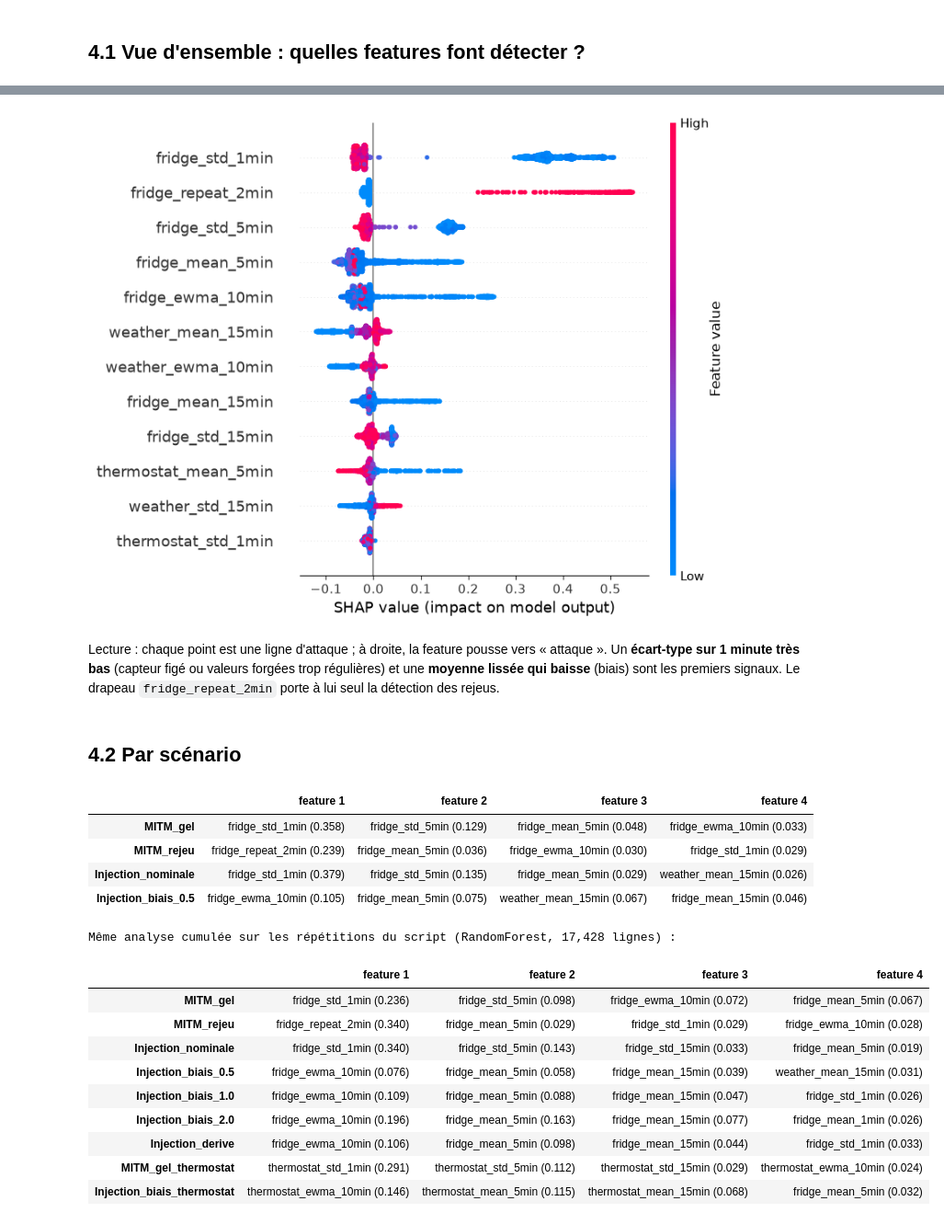
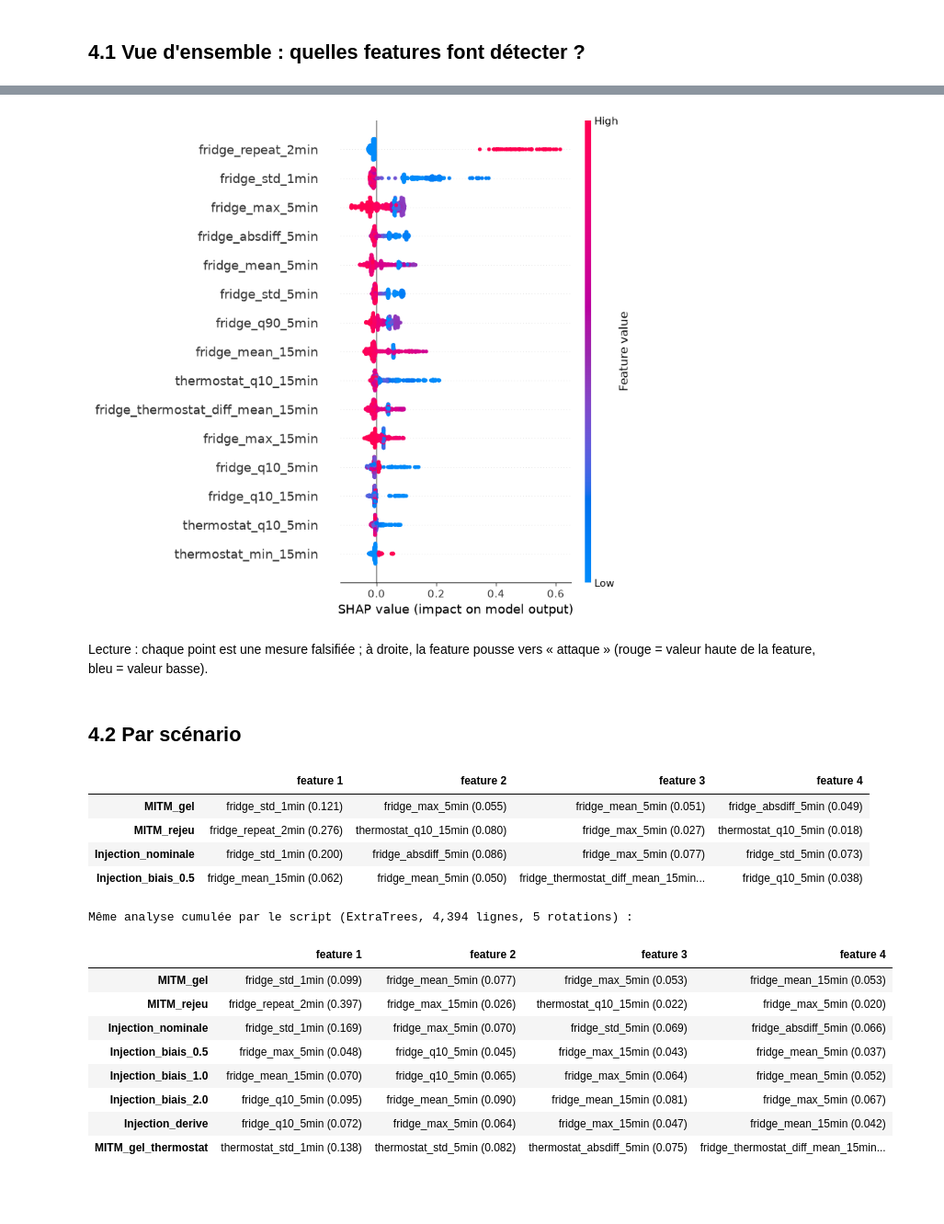
Before and after one commit to meriem135/surveillance-produits-pharmaceutiques, a Jupyter notebook: notebook/transmission/04_shap.ipynb, the cells around one changed output, grey strips where cells are left out. Shown at 92% size. Saved outputs shown, nothing was run; the diff lists cells and outputs as text; code cells hidden in the pictures; blank space fills up the shorter version.

```diff
--- a/notebook/transmission/04_shap.ipynb
+++ b/notebook/transmission/04_shap.ipynb
@@ -30,18 +32,21 @@ MODEL_DIR = paths.MODELS_DIR / "transmission_reel"
 # %%
-import joblib, shap
-
+cfg = json.load(open(MODEL_DIR / "meilleur_modele.json", encoding="utf-8"))
+res = json.load(open(MODEL_DIR / "comparaison_modeles.json", encoding="utf-8"))
 df = pd.read_csv(tr.DATASET_PATH, parse_dates=["datetime"], keep_default_na=False)
 df["garde"] = df["garde"].astype(str).str.lower().eq("true")
 df, feats = tm.engineer(df)
-rf = joblib.load(MODEL_DIR / "random_forest.pkl")
-
+assert feats == cfg["features"]
 y = df["label"].to_numpy().astype(int)
-# Découpage recalculé (non stocké dans le dataset), non aléatoire 70/15/15.
 split = tr.block_split(len(df), run=0)
+exclu = tr.excluded_rows(df["garde"].to_numpy(), run=0)
 types = df["attack_type"].to_numpy()
-hors_train = np.where(np.isin(split, ["val", "test"]) & (y == 1) & ~df["garde"].to_numpy())[0]
-rng = np.random.default_rng(SEED)
-rows = np.sort(rng.choice(hors_train, min(2000, len(hors_train)), replace=False))
-X = df[feats].to_numpy(float)
-print(f"{len(rows):,} lignes d'attaque de validation et de test (jamais vues à l'entraînement)")
+X = df[feats].to_numpy(np.float32)
+cle = cfg["modele"] if cfg["modele"] in tm.TREE_MODELS else res["modele_shap"]
+if cle == cfg["modele"]:
+    model = joblib.load(MODEL_DIR / "meilleur_modele.pkl")
+else:   # modèle retenu non arborescent : on explique le meilleur modèle arborescent, réentraîné sur la répétition 0
+    model, _ = tm.fit_model(cle, X, y, np.where((split == "train") & ~exclu)[0])
+hors_train = np.where(np.isin(split, ["val", "test"]) & (y == 1) & ~exclu)[0]
+rows = np.sort(np.random.default_rng(SEED).choice(hors_train, min(500, len(hors_train)), replace=False))
+print(f"modèle expliqué : {tm.MODEL_NAMES[cle]} ; {len(rows):,} mesures falsifiées de validation et de test")
 # %% [output]
@@ -49,8 +54,8 @@ print(f"{len(rows):,} lignes d'attaque de validation et de test (jamais vues à
 # %%
-explainer = shap.TreeExplainer(rf)
-sv = explainer.shap_values(X[rows])
+sv = shap.TreeExplainer(model).shap_values(X[rows])
 if isinstance(sv, list):
     sv = sv[-1]
+sv = np.asarray(sv)
 if sv.ndim == 3:
     sv = sv[:, :, -1]          # contribution à la classe « attaque »
 print("valeurs SHAP :", sv.shape)
@@ -66,13 +71,11 @@ plt.title("Importance moyenne |SHAP| sur les lignes d'attaque"); plt.tight_layou
 # %%
-shap.summary_plot(sv, X[rows], feature_names=feats, max_display=12, show=False)
+shap.summary_plot(sv, X[rows], feature_names=feats, max_display=15, show=False)
 plt.tight_layout(); plt.show()
 # %% [output]
-[figure, old version]
+[figure, new version]
-# %% [markdown]
-Lecture : chaque point est une ligne d'attaque ; à droite, la feature pousse vers « attaque ».
-Un **écart-type sur 1 minute très bas** (capteur figé ou valeurs forgées trop régulières) et une
-**moyenne lissée qui baisse** (biais) sont les premiers signaux. Le drapeau `fridge_repeat_2min`
-porte à lui seul la détection des rejeus.
+# %% [markdown]
+Lecture : chaque point est une mesure falsifiée ; à droite, la feature pousse vers « attaque » (rouge = valeur
+haute de la feature, bleu = valeur basse).
 # %% [markdown]
 ## 4.2 Par scénario
 # %%
@@ -87,26 +90,23 @@ for sc in tr.ATTACK_NAMES:
 pd.DataFrame(tab).T
 # %% [output]
 |  | feature 1 | feature 2 | feature 3 | feature 4 |
-| MITM_gel | fridge_std_1min (0.358) | fridge_std_5min (0.129) | fridge_mean_5min (0.048) | fridge_ewma_10min (0.033) |
-| MITM_rejeu | fridge_repeat_2min (0.239) | fridge_mean_5min (0.036) | fridge_ewma_10min (0.030) | fridge_std_1min (0.029) |
-| Injection_nominale | fridge_std_1min (0.379) | fridge_std_5min (0.135) | fridge_mean_5min (0.029) | weather_mean_15min (0.026) |
-| Injection_biais_0.5 | fridge_ewma_10min (0.105) | fridge_mean_5min (0.075) | weather_mean_15min (0.067) | fridge_mean_15min (0.046) |
+| MITM_gel | fridge_std_1min (0.121) | fridge_max_5min (0.055) | fridge_mean_5min (0.051) | fridge_absdiff_5min (0.049) |
+| MITM_rejeu | fridge_repeat_2min (0.276) | thermostat_q10_15min (0.080) | fridge_max_5min (0.027) | thermostat_q10_5min (0.018) |
+| Injection_nominale | fridge_std_1min (0.200) | fridge_absdiff_5min (0.086) | fridge_max_5min (0.077) | fridge_std_5min (0.073) |
+| Injection_biais_0.5 | fridge_mean_15min (0.062) | fridge_mean_5min (0.050) | fridge_thermostat_diff_mean_15min... | fridge_q10_5min (0.038) |
 # %%
-fichier = MODEL_DIR / "shap_transmission_reel.json"
-if fichier.exists():
-    cumul = json.load(open(fichier, encoding="utf-8"))
-    print(f"Même analyse cumulée sur les répétitions du script ({cumul.get('modele', '')}, {cumul['n_lignes']:,} lignes) :")
-    display(pd.DataFrame({sc: {f"feature {i+1}": f"{f['feature']} ({f['importance']:.3f})" for i, f in enumerate(lst[:4])}
-                          for sc, lst in cumul["par_scenario"].items()}).T)
+cumul = json.load(open(MODEL_DIR / "shap_transmission_reel.json", encoding="utf-8"))
+print(f"Même analyse cumulée par le script ({cumul.get('modele', '')}, {cumul['n_lignes']:,} lignes, {cumul.get('repetitions')} rotations) :")
+pd.DataFrame({sc: {f"feature {i+1}": f"{f['feature']} ({f['importance']:.3f})" for i, f in enumerate(lst[:4])}
+              for sc, lst in cumul["par_scenario"].items()}).T
 # %% [output]
-Même analyse cumulée sur les répétitions du script (RandomForest, 17,428 lignes) :
+Même analyse cumulée par le script (ExtraTrees, 4,394 lignes, 5 rotations) :
 |  | feature 1 | feature 2 | feature 3 | feature 4 |
-| MITM_gel | fridge_std_1min (0.236) | fridge_std_5min (0.098) | fridge_ewma_10min (0.072) | fridge_mean_5min (0.067) |
-| MITM_rejeu | fridge_repeat_2min (0.340) | fridge_mean_5min (0.029) | fridge_std_1min (0.029) | fridge_ewma_10min (0.028) |
-| Injection_nominale | fridge_std_1min (0.340) | fridge_std_5min (0.143) | fridge_std_15min (0.033) | fridge_mean_5min (0.019) |
-| Injection_biais_0.5 | fridge_ewma_10min (0.076) | fridge_mean_5min (0.058) | fridge_mean_15min (0.039) | weather_mean_15min (0.031) |
-| Injection_biais_1.0 | fridge_ewma_10min (0.109) | fridge_mean_5min (0.088) | fridge_mean_15min (0.047) | fridge_std_1min (0.026) |
-| Injection_biais_2.0 | fridge_ewma_10min (0.196) | fridge_mean_5min (0.163) | fridge_mean_15min (0.077) | fridge_mean_1min (0.026) |
-| Injection_derive | fridge_ewma_10min (0.106) | fridge_mean_5min (0.098) | fridge_mean_15min (0.044) | fridge_std_1min (0.033) |
-| MITM_gel_thermostat | thermostat_std_1min (0.291) | thermostat_std_5min (0.112) | thermostat_std_15min (0.029) | thermostat_ewma_10min (0.024) |
-| Injection_biais_thermostat | thermostat_ewma_10min (0.146) | thermostat_mean_5min (0.115) | thermostat_mean_15min (0.068) | fridge_mean_5min (0.032) |
+| MITM_gel | fridge_std_1min (0.099) | fridge_mean_5min (0.077) | fridge_max_5min (0.053) | fridge_mean_15min (0.053) |
+| MITM_rejeu | fridge_repeat_2min (0.397) | fridge_max_15min (0.026) | thermostat_q10_15min (0.022) | fridge_max_5min (0.020) |
+| Injection_nominale | fridge_std_1min (0.169) | fridge_max_5min (0.070) | fridge_std_5min (0.069) | fridge_absdiff_5min (0.066) |
+| Injection_biais_0.5 | fridge_max_5min (0.048) | fridge_q10_5min (0.045) | fridge_max_15min (0.043) | fridge_mean_5min (0.037) |
+| Injection_biais_1.0 | fridge_mean_15min (0.070) | fridge_q10_5min (0.065) | fridge_max_5min (0.064) | fridge_mean_5min (0.052) |
+| Injection_biais_2.0 | fridge_q10_5min (0.095) | fridge_mean_5min (0.090) | fridge_mean_15min (0.081) | fridge_max_5min (0.067) |
+| Injection_derive | fridge_q10_5min (0.072) | fridge_max_5min (0.064) | fridge_max_15min (0.047) | fridge_mean_15min (0.042) |
+| MITM_gel_thermostat | thermostat_std_1min (0.138) | thermostat_std_5min (0.082) | thermostat_absdiff_5min (0.075) | fridge_thermostat_diff_mean_15min... |
```
Also changed, not shown: parts of 10 cells of this notebook, 20 other files.
